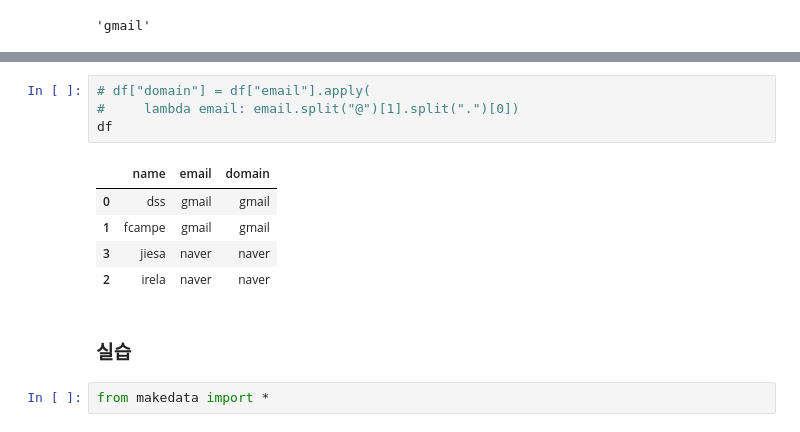
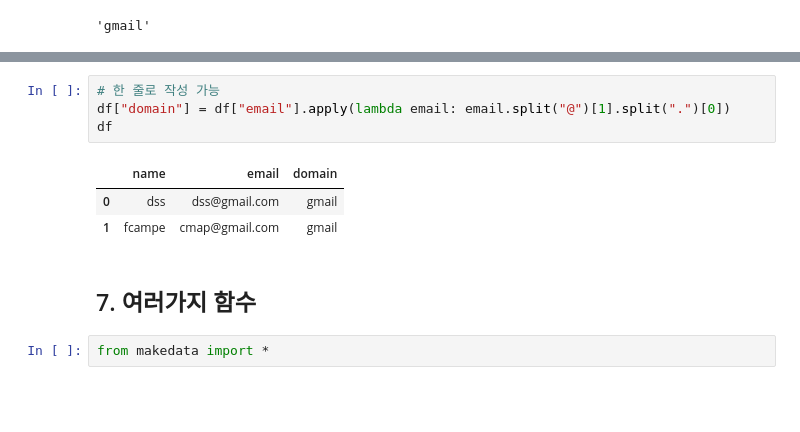
Before and after one commit to dockyum/TIL-data-science, a Jupyter notebook: numpy_pandas/03_pandas_1.ipynb, the cells around one changed output, grey strips where cells are left out. Saved outputs shown, nothing was run; the diff lists cells and outputs as text; blank space fills up the shorter version.

```diff
--- a/numpy_pandas/02_pandas.ipynb
+++ b/numpy_pandas/03_pandas_1.ipynb
@@ -335,15 +360,13 @@ IndexError: list index out of range
 # %%
-# df["domain"] = df["email"].apply(
-#     lambda email: email.split("@")[1].split(".")[0])
+# 한 줄로 작성 가능
+df["domain"] = df["email"].apply(lambda email: email.split("@")[1].split(".")[0])
 df
 # %% [output]
 |  | name | email | domain |
-| 0 | dss | gmail | gmail |
-| 1 | fcampe | gmail | gmail |
-| 3 | jiesa | naver | naver |
-| 2 | irela | naver | naver |
+| 0 | dss | dss@gmail.com | gmail |
+| 1 | fcampe | cmap@gmail.com | gmail |
-# %% [markdown]
-### 실습
+# %% [markdown]
+## 7. 여러가지 함수
 # %%
 from makedata import *
 # %%
```
Also changed, not shown: parts of 92 cells of this notebook, 1 other file.
